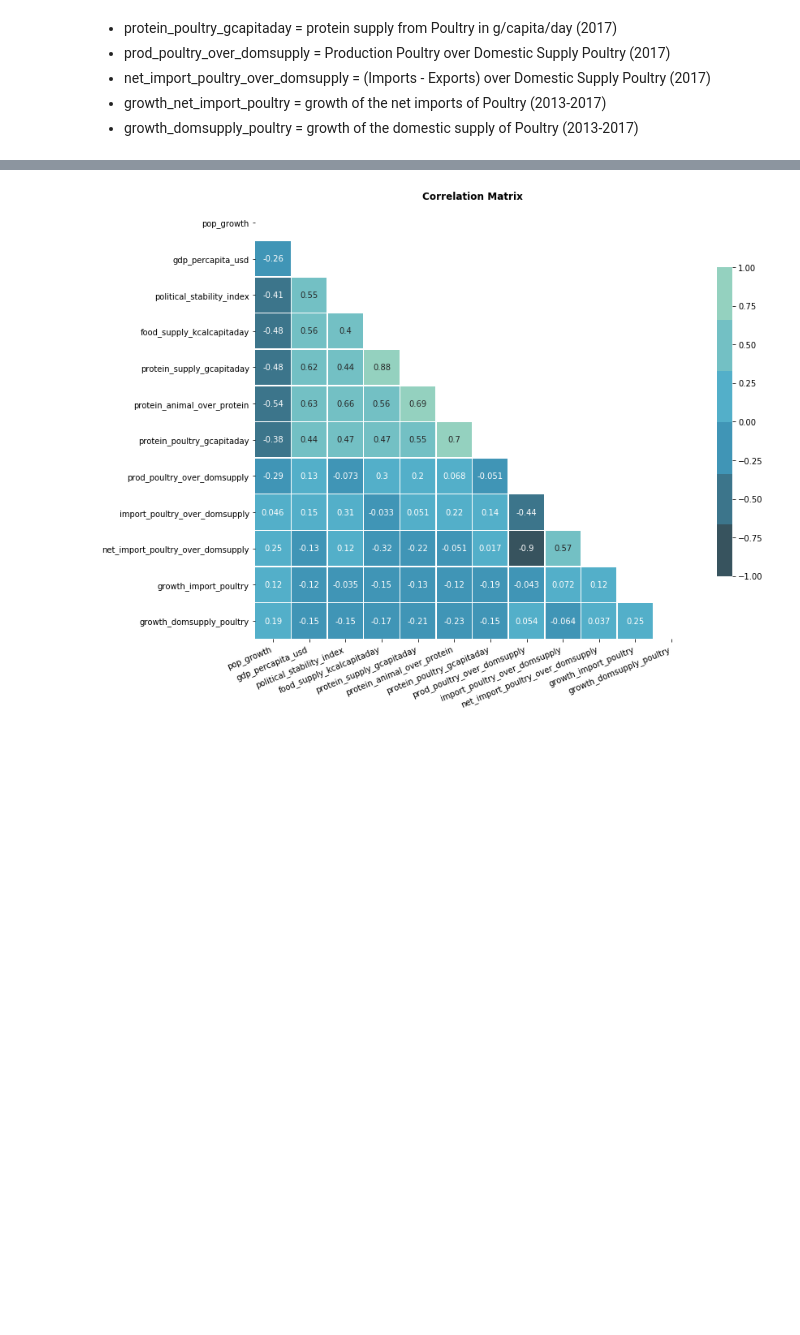
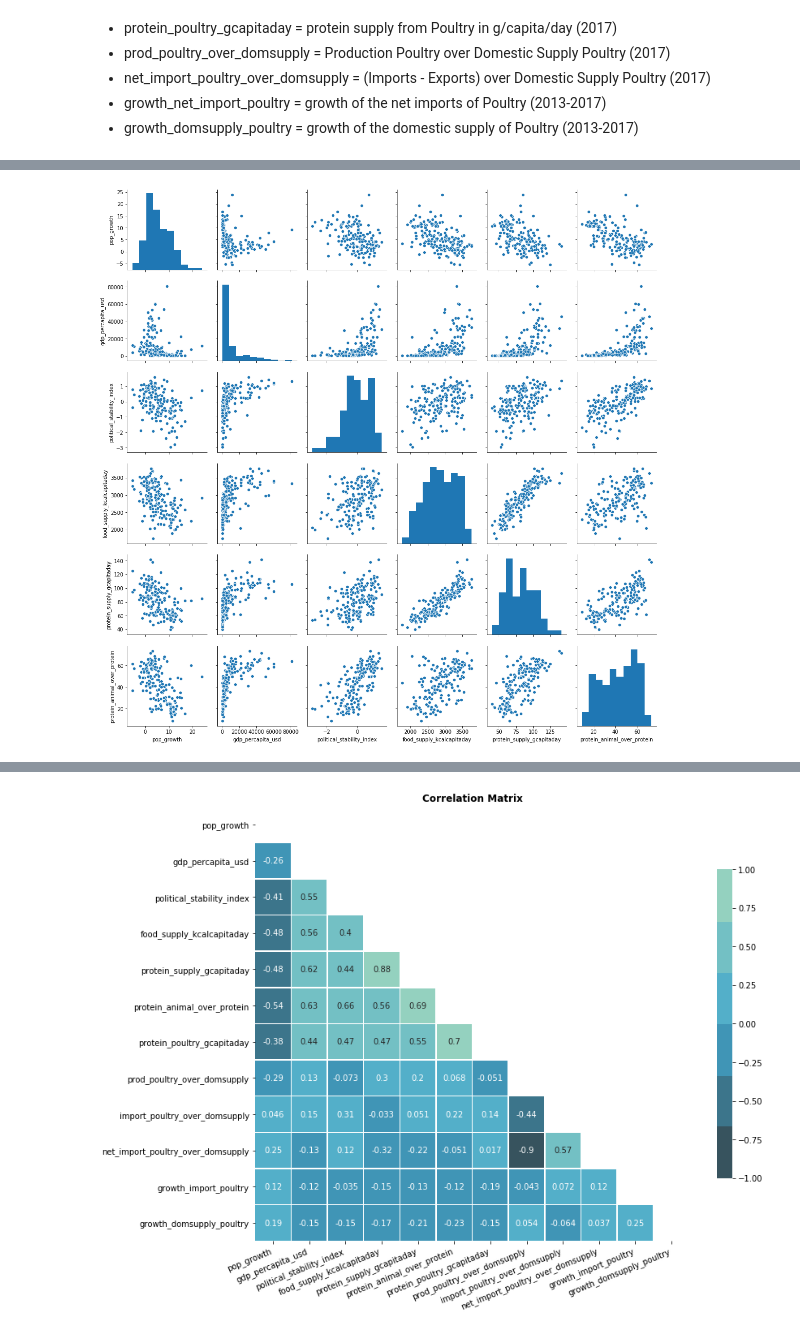
Before and after one commit to Michael-Orange/MarketStudy_ChickenExports_OC, a Jupyter notebook: P5_analysis.ipynb, the cells around one changed output, grey strips where cells are left out. Cells and saved outputs as stored; diff of their text form; code cells hidden in the pictures; blank space fills up the shorter version.

```diff
--- a/P5_analysis.ipynb
+++ b/P5_analysis.ipynb
@@ -158,6 +144,8 @@ sub_data_pca_poultry.describe()
 | 75% | 10.365000 | 100.000000 | 36.168864 | 19.232409 | ... |
 | max | 27.870000 | 304.605263 | 900.000000 | 326.086957 | ... |
 # %%
-#fig_pairplot_pca_not_poultry = sns.pairplot(sub_data_pca_not_poultry)
-#plt.savefig('data/output_graphics/fig_pairplot_pca_not_poultry', transparent=True)
+fig_pairplot_pca_not_poultry = sns.pairplot(sub_data_pca_not_poultry)
+plt.savefig('data/output_graphics/fig_pairplot_pca_not_poultry', transparent=True)
+# %% [output]
+[figure, added]
 # %%
```
Also changed, not shown: parts of 56 cells of this notebook, 33 other files.
